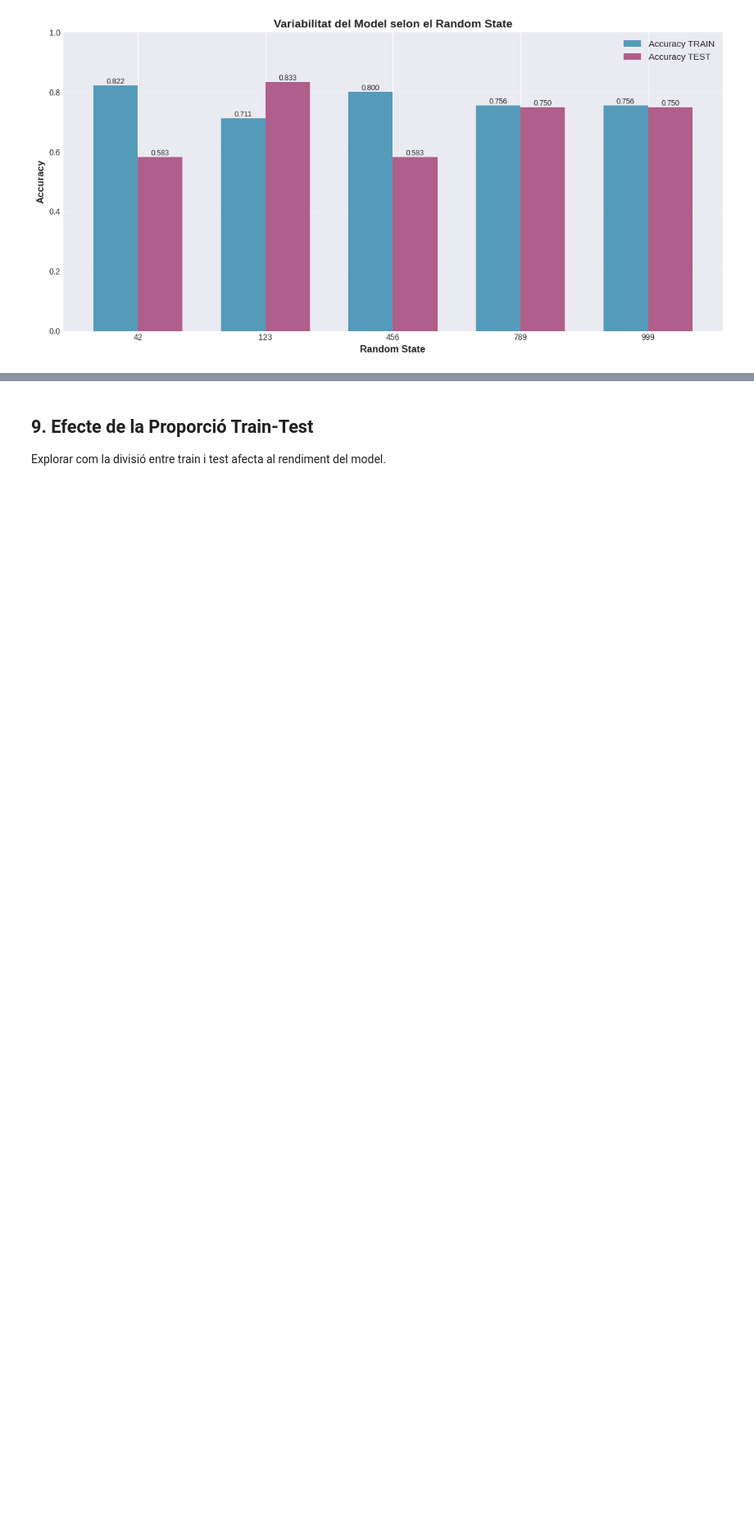
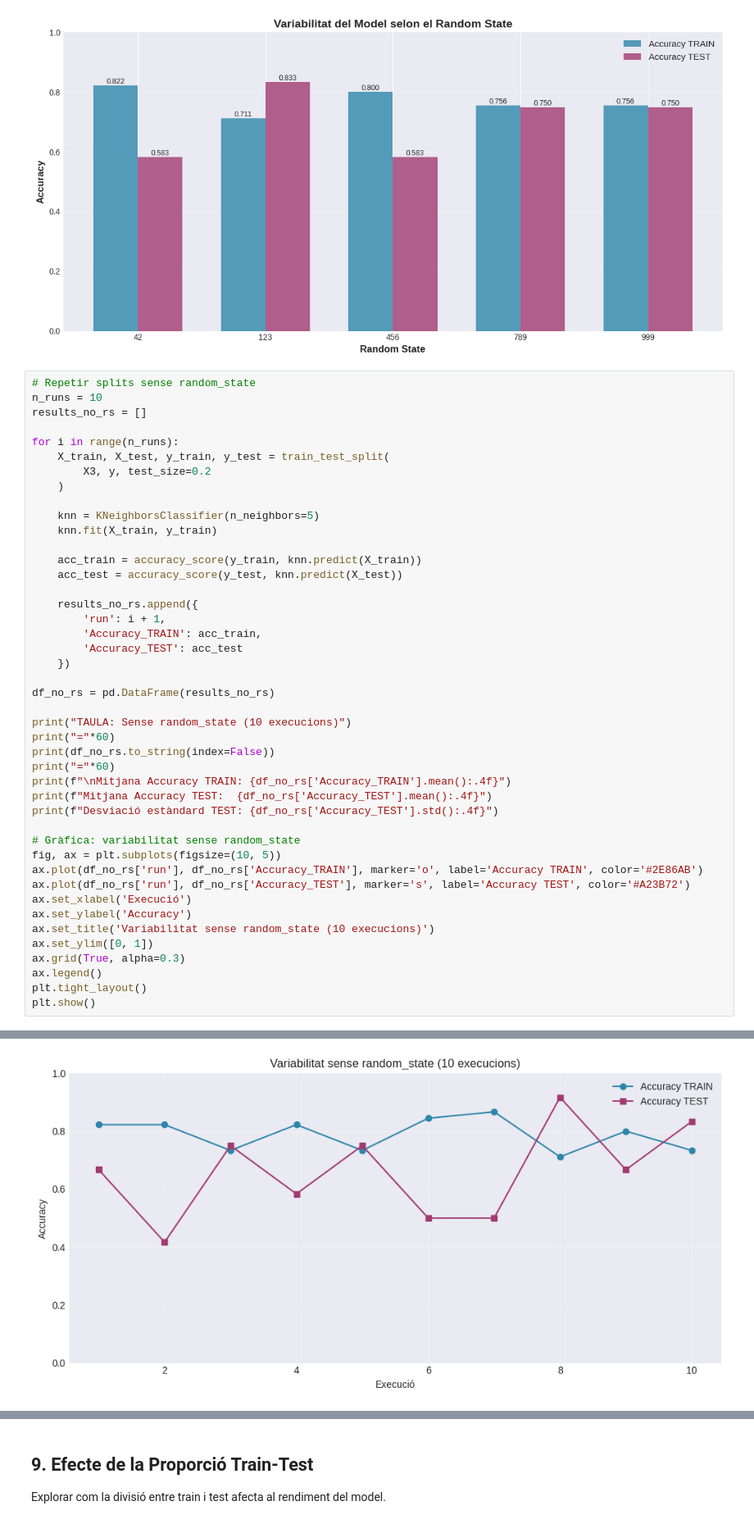
Before and after one commit to ElPatoDelCuak/IA_RA4, a Jupyter notebook: Jupyter_Notebook/Practica_train-test/accuracy_analysis.ipynb, the cells around one changed output, grey strips where cells are left out. Shown at 82% size. Drawn from its saved outputs; the diff is of its cells as text; blank space fills up the shorter version.

```diff
--- a/Jupyter_Notebook/Practica_train-test/accuracy_analysis.ipynb
+++ b/Jupyter_Notebook/Practica_train-test/accuracy_analysis.ipynb
@@ -406,3 +406,48 @@ plt.tight_layout()
 plt.show()
 # %% [output]
 [figure]
+# %%
+# Repetir splits sense random_state
+n_runs = 10
+results_no_rs = []
+
+for i in range(n_runs):
+    X_train, X_test, y_train, y_test = train_test_split(
+        X3, y, test_size=0.2
+    )
+
+    knn = KNeighborsClassifier(n_neighbors=5)
+    knn.fit(X_train, y_train)
+
+    acc_train = accuracy_score(y_train, knn.predict(X_train))
+    acc_test = accuracy_score(y_test, knn.predict(X_test))
+
+    results_no_rs.append({
+        'run': i + 1,
+        'Accuracy_TRAIN': acc_train,
+        'Accuracy_TEST': acc_test
+    })
+
+df_no_rs = pd.DataFrame(results_no_rs)
+
+print("TAULA: Sense random_state (10 execucions)")
+print("="*60)
+print(df_no_rs.to_string(index=False))
+print("="*60)
+print(f"\nMitjana Accuracy TRAIN: {df_no_rs['Accuracy_TRAIN'].mean():.4f}")
+print(f"Mitjana Accuracy TEST:  {df_no_rs['Accuracy_TEST'].mean():.4f}")
+print(f"Desviació estàndard TEST: {df_no_rs['Accuracy_TEST'].std():.4f}")
+
+# Gràfica: variabilitat sense random_state
+fig, ax = plt.subplots(figsize=(10, 5))
+ax.plot(df_no_rs['run'], df_no_rs['Accuracy_TRAIN'], marker='o', label='Accuracy TRAIN', color='#2E86AB')
+ax.plot(df_no_rs['run'], df_no_rs['Accuracy_TEST'], marker='s', label='Accuracy TEST', color='#A23B72')
+ax.set_xlabel('Execució')
+ax.set_ylabel('Accuracy')
+ax.set_title('Variabilitat sense random_state (10 execucions)')
+ax.set_ylim([0, 1])
+ax.grid(True, alpha=0.3)
+ax.legend()
+plt.tight_layout()
+plt.show()
+# %% [output]
@@ -408,0 +472 @@ plt.show()
+[figure, added]
```
Also changed, not shown: parts of 5 cells of this notebook.
